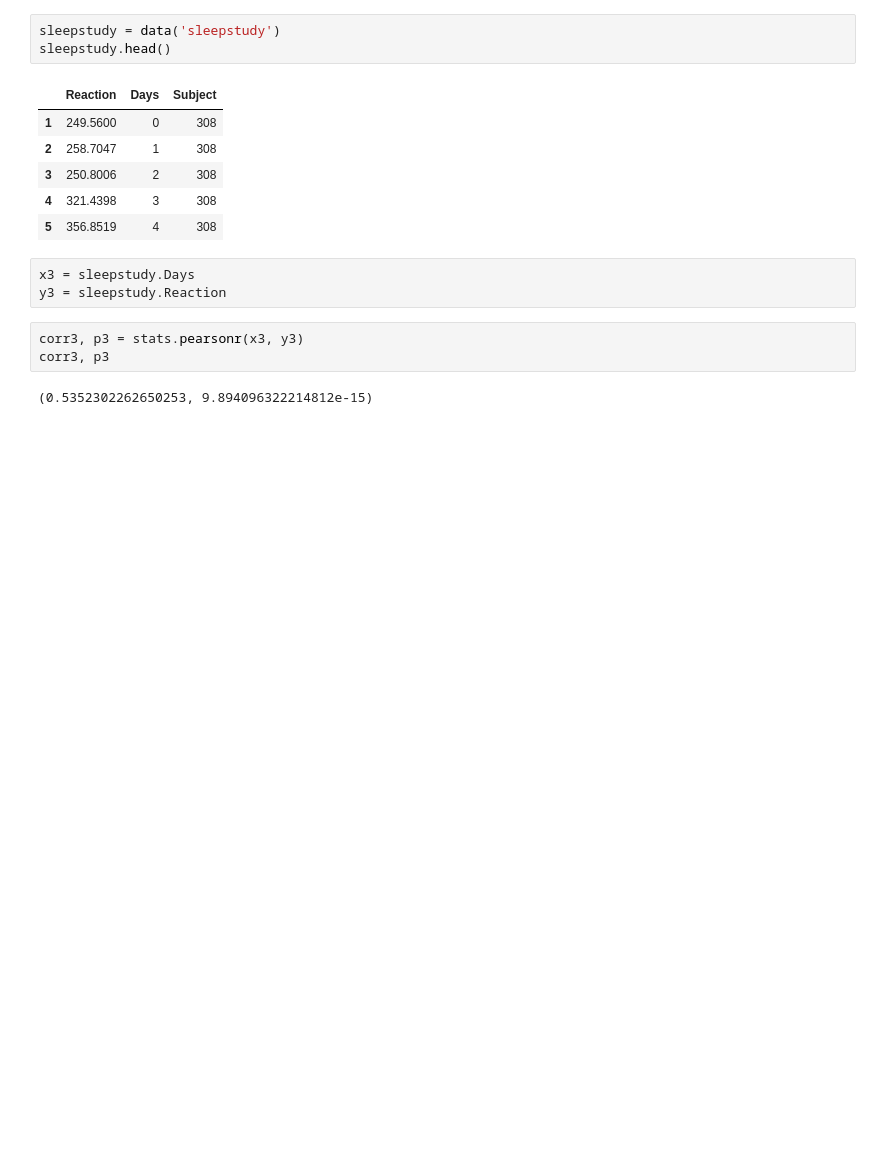
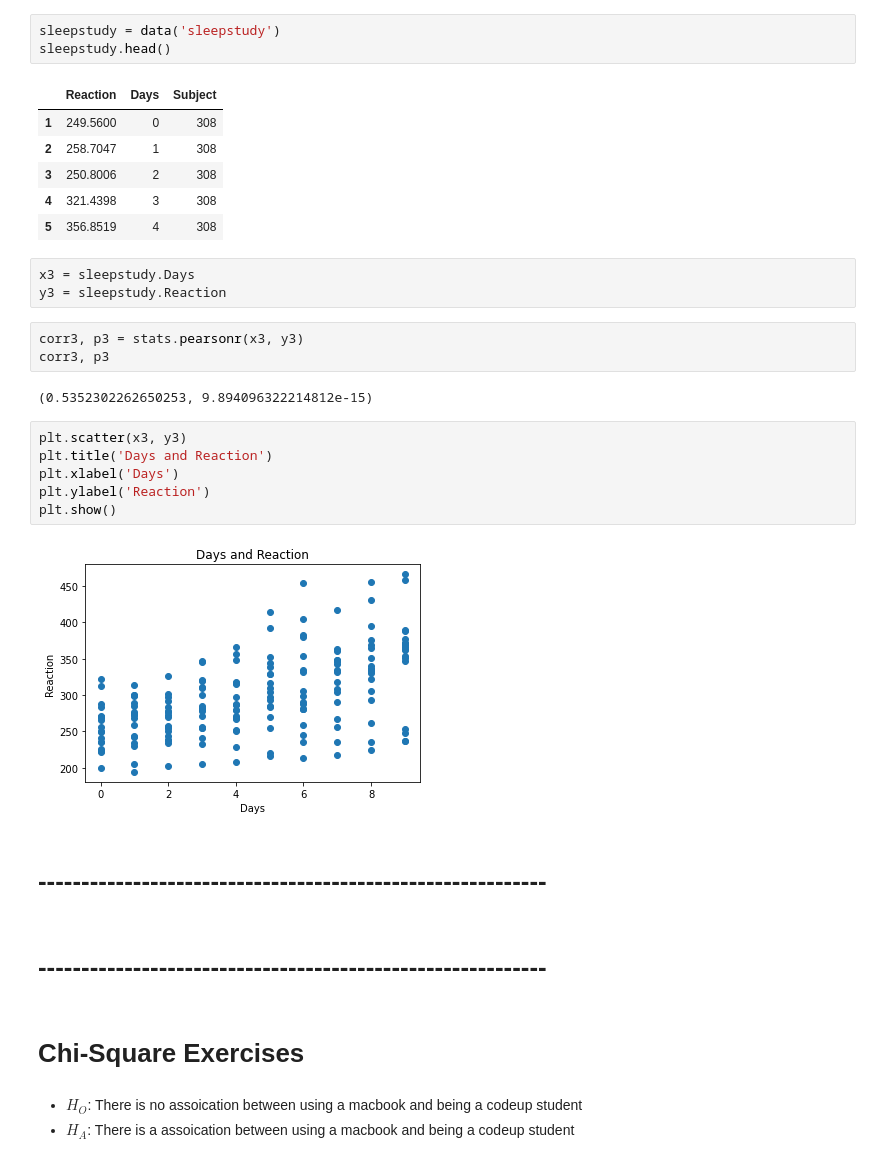
Before and after one commit to PGuajardo/statistics-exercises, a Jupyter notebook: hypothesis_testing.ipynb, the cells around one changed output. Drawn from its saved outputs; the diff is of its cells as text; blank space fills up the shorter version.

```diff
--- a/hypothesis_testing.ipynb
+++ b/hypothesis_testing.ipynb
@@ -520,3 +562,20 @@ corr3, p3 = stats.pearsonr(x3, y3)
 corr3, p3
 # %% [output]
 (0.5352302262650253, 9.894096322214812e-15)
+# %%
+plt.scatter(x3, y3)
+plt.title('Days and Reaction')
+plt.xlabel('Days')
+plt.ylabel('Reaction')
+plt.show()
+# %% [output]
+[figure, added]
+# %% [markdown]
+# -----------------------------------------------------------
+# %% [markdown]
+# -----------------------------------------------------------
+# %% [markdown]
+# Chi-Square Exercises
+# %% [markdown]
+- $H_O$: There is no assoication between using a macbook and being a codeup student
+- $H_A$: There is a assoication between using a macbook and being a codeup student
```
Also changed, not shown: parts of 37 cells of this notebook, 1 other file.
